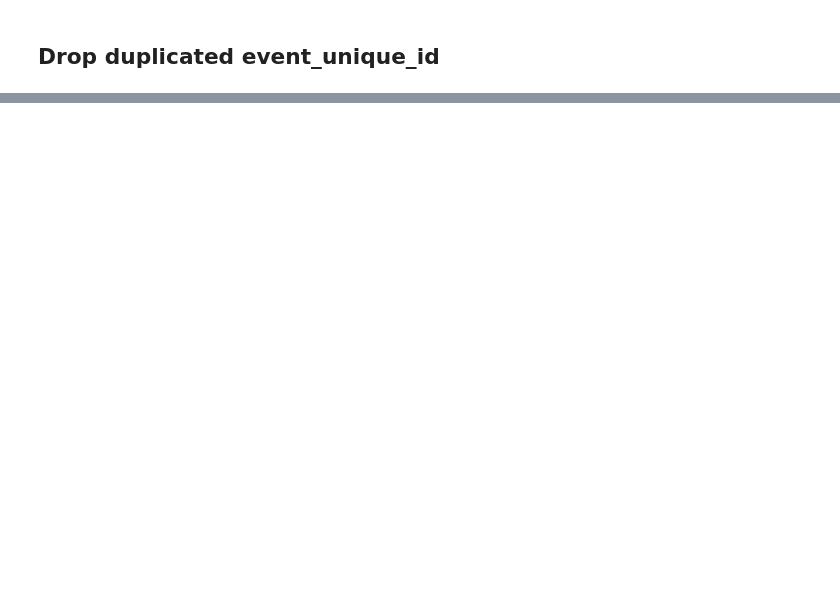
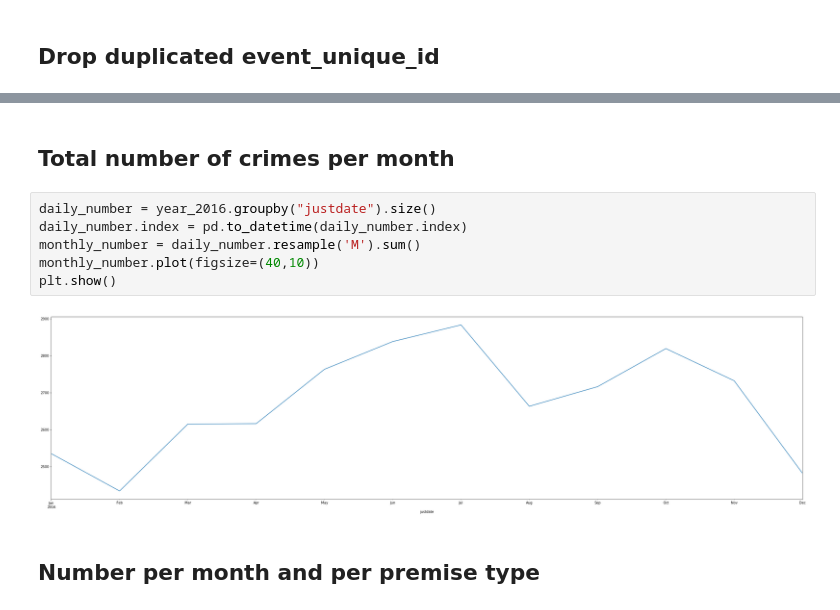
Before and after one commit to GoestaO/torontos_crimes, a Jupyter notebook: Toronto's crimes.ipynb, the cells around one changed output, grey strips where cells are left out. Cells and saved outputs as stored; diff of their text form; blank space fills up the shorter version.

```diff
--- a/Toronto's crimes.ipynb
+++ b/Toronto's crimes.ipynb
@@ -40,0 +63,12 @@ See the caveats in the documentation: http://pandas.pydata.org/pandas-docs/stabl
+# %% [markdown]
+## Total number of crimes per month
+# %%
+daily_number = year_2016.groupby("justdate").size()
+daily_number.index = pd.to_datetime(daily_number.index)
+monthly_number = daily_number.resample('M').sum()
+monthly_number.plot(figsize=(40,10))
+plt.show()
+# %% [output]
+[figure, added]
+# %% [markdown]
+## Number per month and per premise type
```
Also changed, not shown: parts of 29 cells of this notebook.
